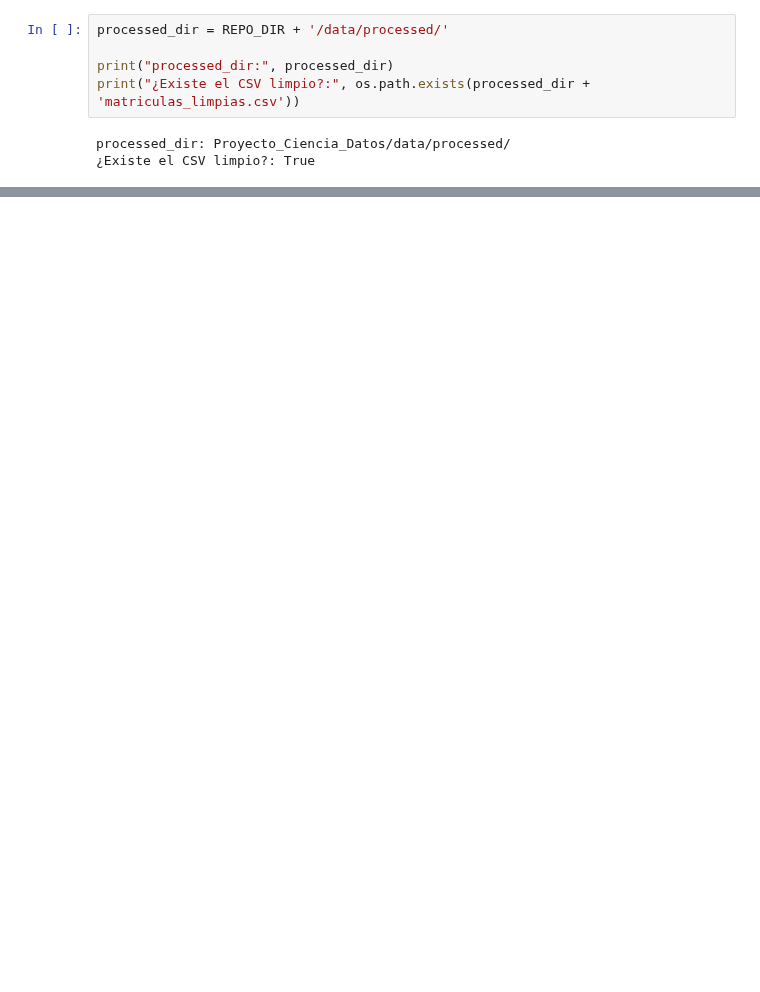
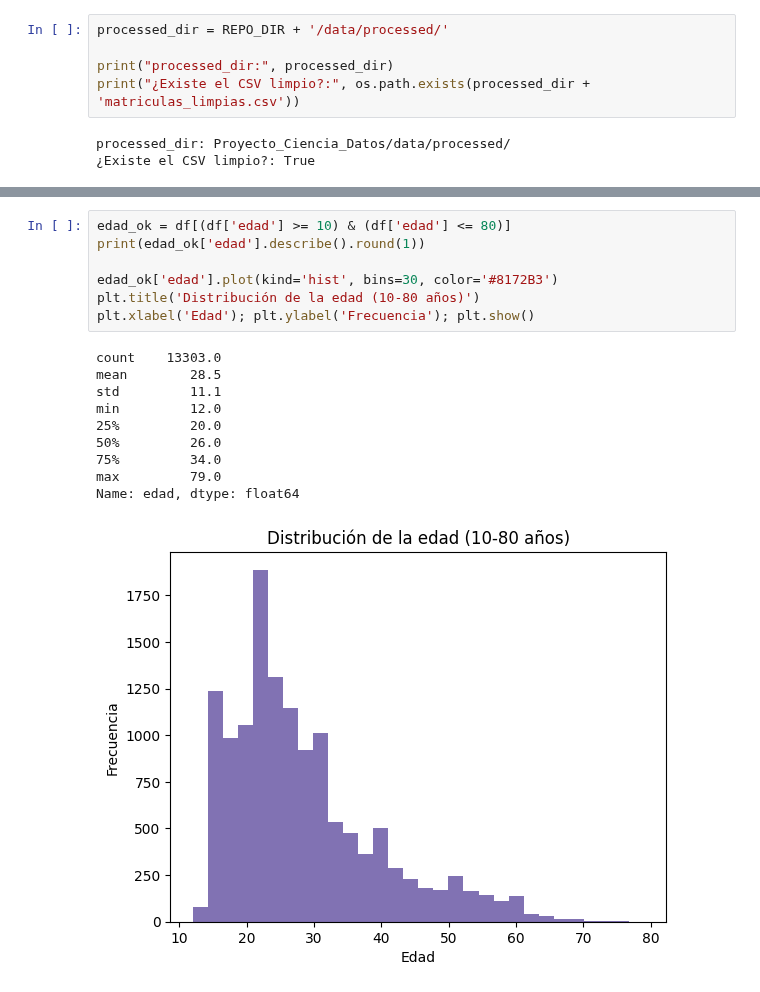
Before and after one commit to LuisBetancourt11/Proyecto_Ciencia_Datos, a Jupyter notebook: notebook/03_EDA.ipynb, the cells around one changed output, grey strips where cells are left out. Saved outputs shown, nothing was run; the diff lists cells and outputs as text; blank space fills up the shorter version.

```diff
--- a/notebook/03_EDA.ipynb
+++ b/notebook/03_EDA.ipynb
@@ -26,0 +181,18 @@ processed_dir: Proyecto_Ciencia_Datos/data/processed/
+# %%
+edad_ok = df[(df['edad'] >= 10) & (df['edad'] <= 80)]
+print(edad_ok['edad'].describe().round(1))
+
+edad_ok['edad'].plot(kind='hist', bins=30, color='#8172B3')
+plt.title('Distribución de la edad (10-80 años)')
+plt.xlabel('Edad'); plt.ylabel('Frecuencia'); plt.show()
+# %% [output]
+count    13303.0
+mean        28.5
+std         11.1
+min         12.0
+25%         20.0
+50%         26.0
+75%         34.0
+max         79.0
+Name: edad, dtype: float64
+[figure, added]
```
Also changed, not shown: parts of 50 cells of this notebook.
